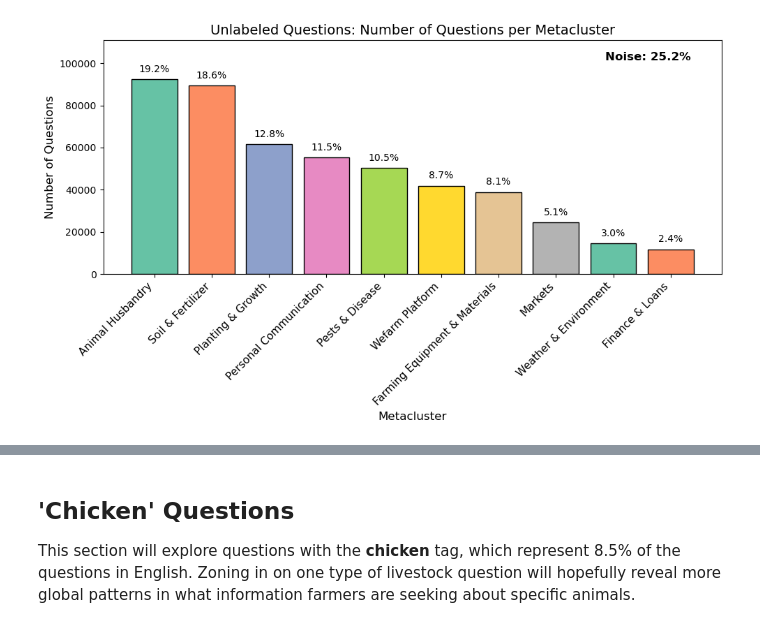
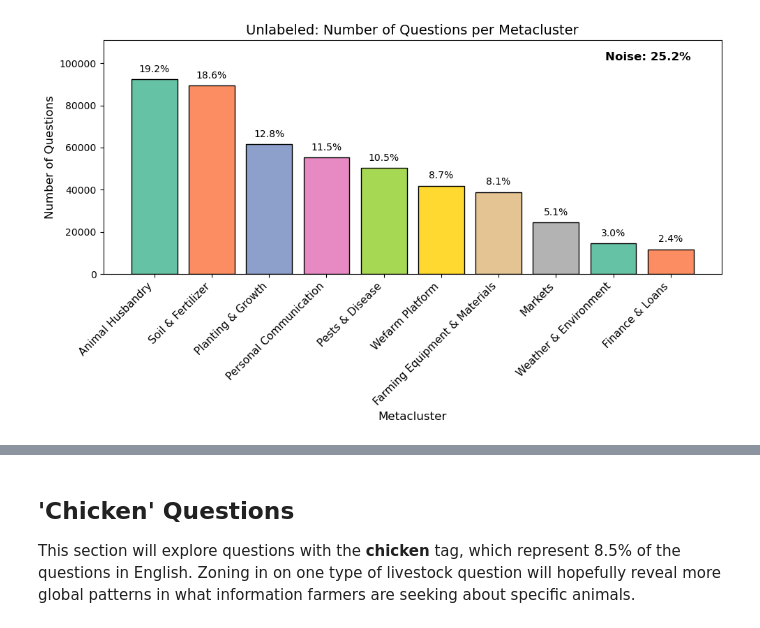
Before and after one commit to ruggbk/datakit-smallholder-farmers-fall-2025, a Jupyter notebook: BKR_generalEDA/notebooks/final_analysis.ipynb, the cells around one changed output, grey strips where cells are left out. Saved outputs shown, nothing was run; the diff lists cells and outputs as text; code cells hidden in the pictures.

```diff
--- a/BKR_generalEDA/notebooks/final_analysis.ipynb
+++ b/BKR_generalEDA/notebooks/final_analysis.ipynb
@@ -82,7 +117,7 @@ plot_umap_centroids(unlabeled_df, title="Unlabeled Questions UMAP Centroids by M
 # %%
-plot_metacluster_distribution(unlabeled_df, title="Unlabeled Questions: Number of Questions per Metacluster")
+plot_metacluster_distribution(unlabeled_df, title="Unlabeled: Number of Questions per Metacluster")
 # %% [output]
-[figure, old version]
+[figure, new version]
 # %%
 ## I've noticed a cluster that could be classified better-- I moved Cluster 68 from 'Personal Communication' to 'Farming Equipment & Materials'. This cluster seems to be mostly broad questions about farms (e.g. what is a farm?)
 ## with maybe an emphasis on how to start one. This change just takes place here, so it will differ from the mapping in 'clustering_questions_unlabeled.ipynb'.
```
Also changed, not shown: parts of 17 cells of this notebook.
